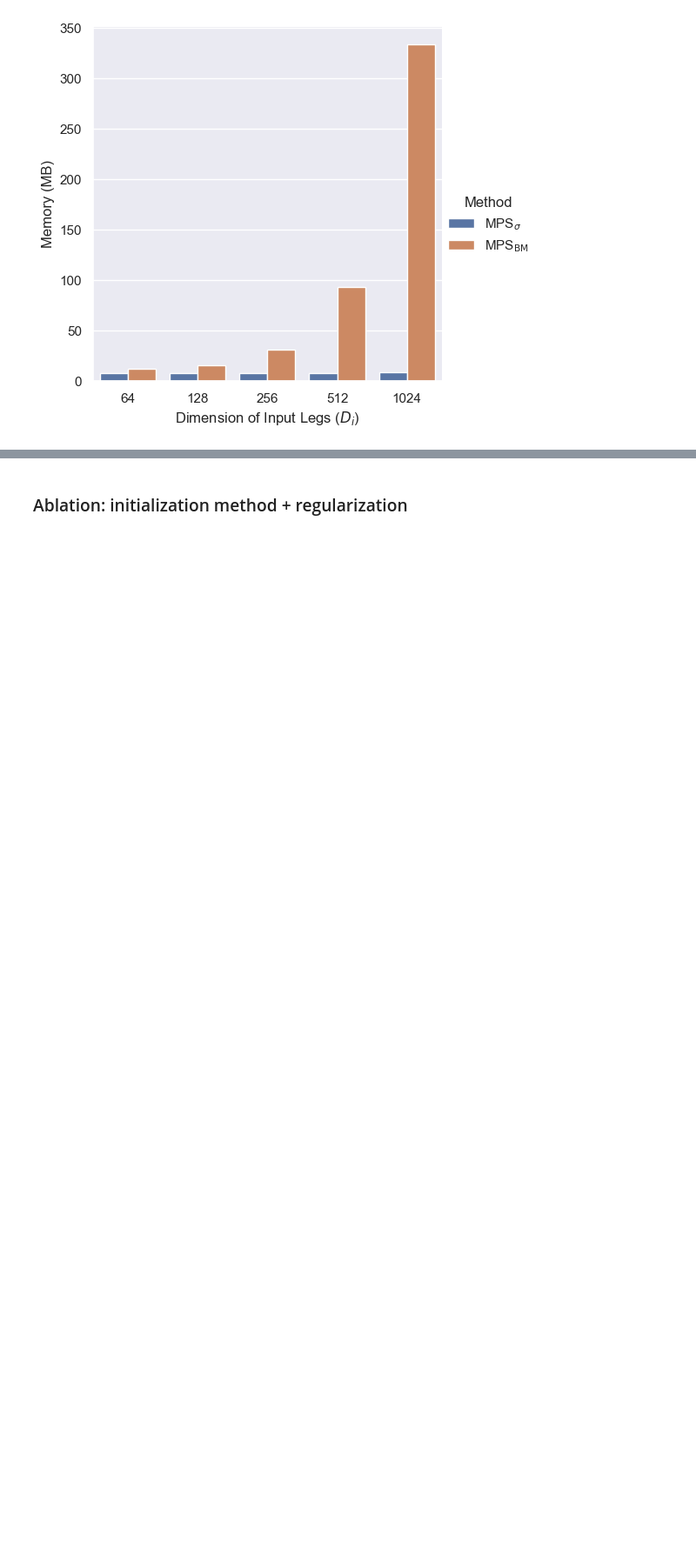
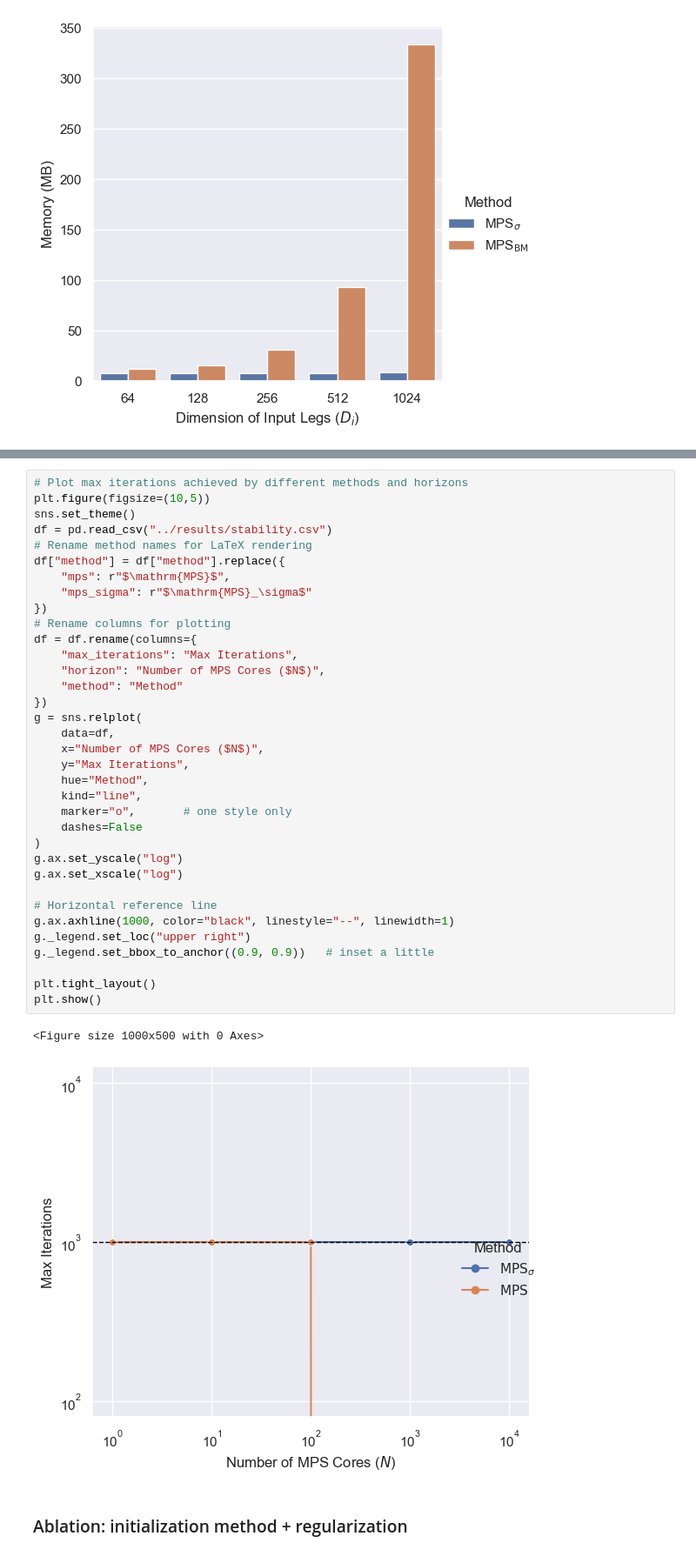
Before and after one commit to marawangamal/ptn, a Jupyter notebook: scripts/results.ipynb, the cells around one changed output, grey strips where cells are left out. Shown at 87% size. Cells and saved outputs as stored; diff of their text form; blank space fills up the shorter version.

Commit message:
Update results

```diff
--- a/scripts/results.ipynb
+++ b/scripts/results.ipynb
@@ -911,3 +870,41 @@ plt.show()
+# %%
+# Plot max iterations achieved by different methods and horizons
+plt.figure(figsize=(10,5))
+sns.set_theme()
+df = pd.read_csv("../results/stability.csv")
+# Rename method names for LaTeX rendering
+df["method"] = df["method"].replace({
+    "mps": r"$\mathrm{MPS}$",
+    "mps_sigma": r"$\mathrm{MPS}_\sigma$"
+})
+# Rename columns for plotting
+df = df.rename(columns={
+    "max_iterations": "Max Iterations",
+    "horizon": "Number of MPS Cores ($N$)",
+    "method": "Method"
+})
+g = sns.relplot(
+    data=df,
+    x="Number of MPS Cores ($N$)",
+    y="Max Iterations",
+    hue="Method",
+    kind="line",
+    marker="o",       # one style only
+    dashes=False
+)
+g.ax.set_yscale("log")
+g.ax.set_xscale("log")
+
+# Horizontal reference line
+g.ax.axhline(1000, color="black", linestyle="--", linewidth=1)
+g._legend.set_loc("upper right")
+g._legend.set_bbox_to_anchor((0.9, 0.9))   # inset a little
+
+plt.tight_layout()
+plt.show()
+# %% [output]
+<Figure size 1000x500 with 0 Axes>
+[figure, added]
 # %% [markdown]
 ### Ablation: initialization method + regularization
 # %%
```
Also changed, not shown: parts of 8 cells of this notebook, 15 other files.
